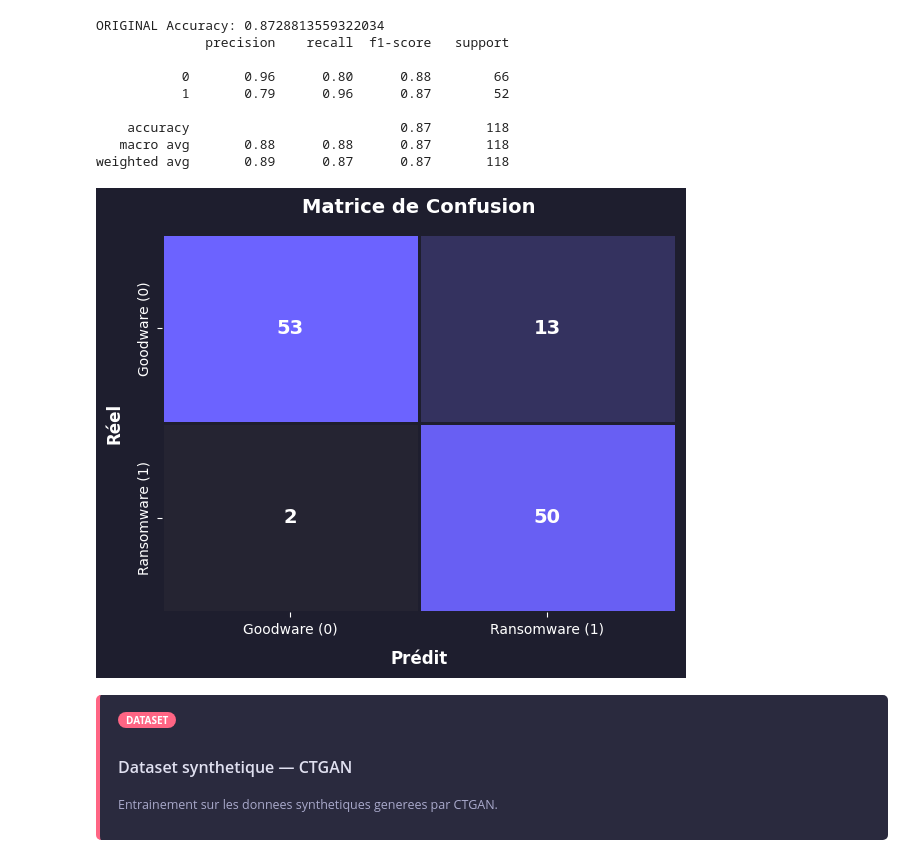
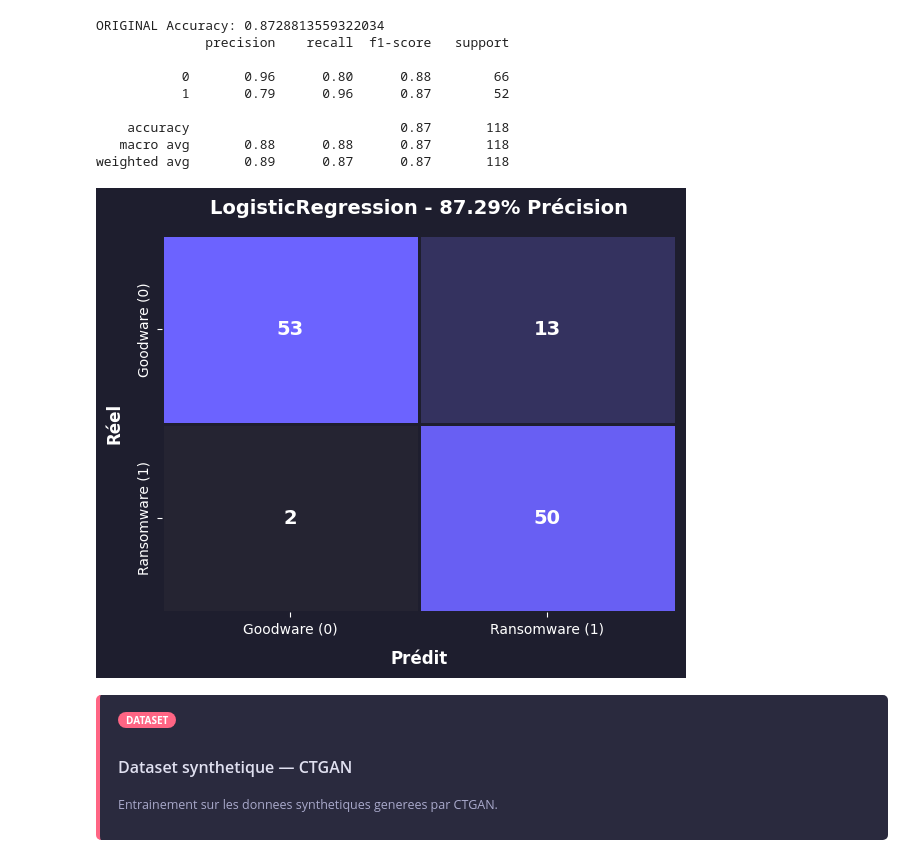
Before and after one commit to SISORD/python_project, a Jupyter notebook: ml_algos.ipynb, the cells around one changed output. Cells and saved outputs as stored; diff of their text form; code cells hidden in the pictures.

```diff
--- a/ml_algos.ipynb
+++ b/ml_algos.ipynb
@@ -221,7 +227,10 @@ sns.heatmap(cm, annot=True, fmt='d', cmap=cmap, cbar=False,
 
 ax.set_xlabel('Prédit', color='white', fontsize=12, fontweight='bold', labelpad=10)
 ax.set_ylabel('Réel', color='white', fontsize=12, fontweight='bold', labelpad=10)
-ax.set_title('Matrice de Confusion', color='white', fontsize=14, fontweight='bold', pad=15)
+
+acc = np.trace(cm) / np.sum(cm)
+model_name = type(model).__name__ if 'model' in globals() else "Modèle"
+ax.set_title(f'{model_name} - {acc*100:.2f}% Précision', color='white', fontsize=14, fontweight='bold', pad=15)
 
 ax.tick_params(colors='white', labelsize=10)
 for sp in ax.spines.values(): sp.set_edgecolor('#444')
@@ -303,7 +312,10 @@ sns.heatmap(cm, annot=True, fmt='d', cmap=cmap, cbar=False,
 
 ax.set_xlabel('Prédit', color='white', fontsize=12, fontweight='bold', labelpad=10)
 ax.set_ylabel('Réel', color='white', fontsize=12, fontweight='bold', labelpad=10)
-ax.set_title('Matrice de Confusion', color='white', fontsize=14, fontweight='bold', pad=15)
+
+acc = np.trace(cm) / np.sum(cm)
+model_name = type(model).__name__ if 'model' in globals() else "Modèle"
+ax.set_title(f'{model_name} - {acc*100:.2f}% Précision', color='white', fontsize=14, fontweight='bold', pad=15)
 
 ax.tick_params(colors='white', labelsize=10)
 for sp in ax.spines.values(): sp.set_edgecolor('#444')
@@ -379,7 +391,10 @@ sns.heatmap(cm, annot=True, fmt='d', cmap=cmap, cbar=False,
 
 ax.set_xlabel('Prédit', color='white', fontsize=12, fontweight='bold', labelpad=10)
 ax.set_ylabel('Réel', color='white', fontsize=12, fontweight='bold', labelpad=10)
-ax.set_title('Matrice de Confusion', color='white', fontsize=14, fontweight='bold', pad=15)
+
+acc = np.trace(cm) / np.sum(cm)
+model_name = type(model).__name__ if 'model' in globals() else "Modèle"
+ax.set_title(f'{model_name} - {acc*100:.2f}% Précision', color='white', fontsize=14, fontweight='bold', pad=15)
 
 ax.tick_params(colors='white', labelsize=10)
 for sp in ax.spines.values(): sp.set_edgecolor('#444')
@@ -455,7 +470,10 @@ sns.heatmap(cm, annot=True, fmt='d', cmap=cmap, cbar=False,
 
 ax.set_xlabel('Prédit', color='white', fontsize=12, fontweight='bold', labelpad=10)
 ax.set_ylabel('Réel', color='white', fontsize=12, fontweight='bold', labelpad=10)
-ax.set_title('Matrice de Confusion', color='white', fontsize=14, fontweight='bold', pad=15)
+
+acc = np.trace(cm) / np.sum(cm)
+model_name = type(model).__name__ if 'model' in globals() else "Modèle"
+ax.set_title(f'{model_name} - {acc*100:.2f}% Précision', color='white', fontsize=14, fontweight='bold', pad=15)
 
 ax.tick_params(colors='white', labelsize=10)
 for sp in ax.spines.values(): sp.set_edgecolor('#444')
@@ -517,35 +535,38 @@ weighted avg       0.89      0.87      0.87       118
 # ---- Graphique : Matrice de Confusion ----
 import matplotlib.pyplot as plt
 import seaborn as sns
 from sklearn.metrics import confusion_matrix
 import numpy as np
 
 cm = confusion_matrix(y_test, y_pred)
 labels = ['Goodware (0)', 'Ransomware (1)']
 
 fig, ax = plt.subplots(figsize=(6, 5))
 fig.patch.set_facecolor('#1e1e2e')
 ax.set_facecolor('#1e1e2e')
 
 # Palette de couleurs (dégradé sombre -> violet)
 cmap = sns.dark_palette('#6C63FF', as_cmap=True)
 
 sns.heatmap(cm, annot=True, fmt='d', cmap=cmap, cbar=False,
             xticklabels=labels, yticklabels=labels,
             annot_kws={'size': 14, 'weight': 'bold', 'color': 'white'},
             linewidths=1, linecolor='#1e1e2e', ax=ax)
 
 ax.set_xlabel('Prédit', color='white', fontsize=12, fontweight='bold', labelpad=10)
 ax.set_ylabel('Réel', color='white', fontsize=12, fontweight='bold', labelpad=10)
-ax.set_title('Matrice de Confusion', color='white', fontsize=14, fontweight='bold', pad=15)
+
+acc = np.trace(cm) / np.sum(cm)
+model_name = type(model).__name__ if 'model' in globals() else "Modèle"
+ax.set_title(f'{model_name} - {acc*100:.2f}% Précision', color='white', fontsize=14, fontweight='bold', pad=15)
 
 ax.tick_params(colors='white', labelsize=10)
 for sp in ax.spines.values(): sp.set_edgecolor('#444')
 
 plt.tight_layout()
 plt.show()
 # %% [output]
-[figure, old version]
+[figure, new version]
 # %% [markdown]
 <div style="background:#2a2a3e;border-left:4px solid #FF6584;border-radius:5px;padding:13px 18px;margin:10px 0 8px 0;font-family:'Segoe UI',sans-serif;">
   <span style="display:inline-block;background:#FF6584;color:white;font-size:10px;font-weight:700;padding:1px 8px;border-radius:20px;letter-spacing:1px;margin-bottom:6px;">DATASET</span>
```
Also changed, not shown: parts of 32 cells of this notebook.
